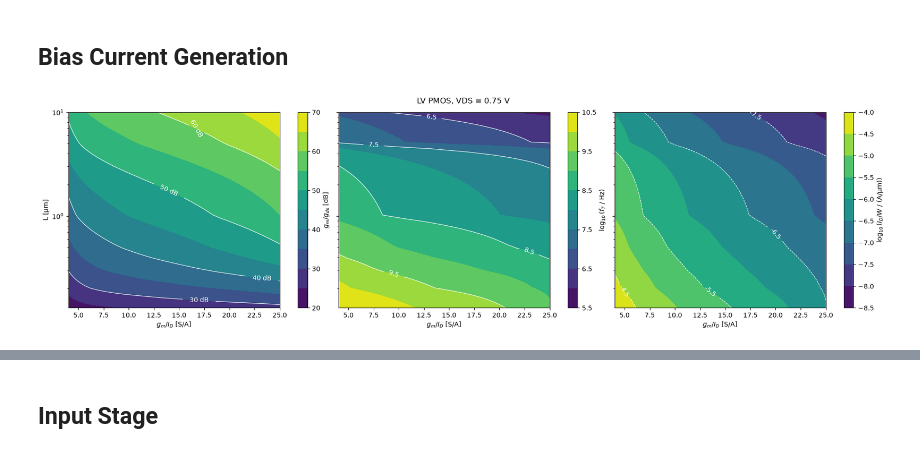
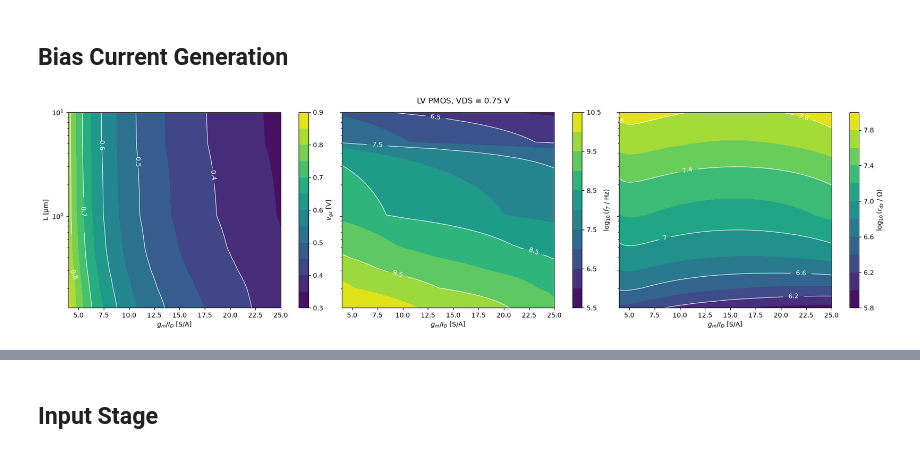
Before and after one commit to schwarzj99/kvosid_336004_ss26, a Jupyter notebook: macros/filter_cmos5l/scripts/sizing/sizing_filter.ipynb, the cells around one changed output, grey strips where cells are left out. Cells and saved outputs as stored; diff of their text form; code cells hidden in the pictures.

```diff
--- a/macros/filter_cmos5l/scripts/sizing/sizing_filter.ipynb
+++ b/macros/filter_cmos5l/scripts/sizing/sizing_filter.ipynb
@@ -548,33 +548,37 @@ plt.show()
 gm_id_diode_bias = np.linspace(4, 25, 85)       # [S/A]
 L_diode_bias = np.geomspace(0.13, 10, 60)       # [µm]
 VDS_diode_bias = 0.75                           # [V], used for the 2D plots
-
+vgs_diode_bias = np.zeros((len(gm_id_diode_bias), len(L_diode_bias)))
 # With gm/ID as input (mode 3), pygmid returns an array of shape (len(L), len(gm_id))
 gm_gds_diode_bias = lv_pmos.lookup('GM_GDS', GM_ID=gm_id_diode_bias, L=L_diode_bias, VDS=VDS_diode_bias, VSB=0) # intrinsic gain [V/V]
 gm_cgg_diode_bias = lv_pmos.lookup('GM_CGG', GM_ID=gm_id_diode_bias, L=L_diode_bias, VDS=VDS_diode_bias, VSB=0) # transit frequency [Hz]
-id_w_diode_bias = lv_pmos.lookup('ID_W', GM_ID=gm_id_diode_bias, L=L_diode_bias, VDS=VDS_diode_bias, VSB=0) # transit frequency [Hz]
-
+rds_diode_bias = gm_gds_diode_bias / (gm_id_diode_bias * id_diode_bias)
+w_diode_bias = id_diode_bias / lv_pmos.lookup('ID_W', GM_ID=gm_id_diode_bias, L=L_diode_bias, VDS=VDS_diode_bias, VSB=0) # transit frequency [Hz]
+for i, gm_id in enumerate(gm_id_diode_bias):
+    for j, L in enumerate(L_diode_bias):
+        vgs_diode_bias[i,j] = lv_pmos.lookupVGS(GM_ID=gm_id, L=L, VDS=0.75, VSB=0)
+vgs_diode_bias = vgs_diode_bias.T
 X, Y = np.meshgrid(gm_id_diode_bias, L_diode_bias)   # grid with the same shape as the tables
 # %%
 gm_gds_diode_bias_dB = 20*np.log10(gm_gds_diode_bias)
 fT_diode_bias = gm_cgg_diode_bias / (2*np.pi)          # GM_CGG ist omega_T [rad/s] -> fT [Hz]
 
 # (Daten, Colorbar-Label, Format der Linienbeschriftung)
 plots = [
-    (gm_gds_diode_bias_dB,        '$g_m/g_{ds}$ [dB]',            '%g dB'),
+    (vgs_diode_bias,        '$v_{gs}$ [V]',            '%g'),
     (np.log10(fT_diode_bias),     '$\\log_{10}(f_T$ / Hz)',       '%g'),
-    (np.log10(id_w_diode_bias),   '$\\log_{10}(I_D/W$ / (A/µm))', '%g'),
+    (np.log10(rds_diode_bias),   '$\\log_{10}(r_{ds}$ / $\\Omega$)', '%g'),
 ]
 
 fig, axs = plt.subplots(1, 3, figsize=(18, 5), sharey=True, constrained_layout=True)
 for ax, (z, label, fmt) in zip(axs, plots):
     cf = ax.contourf(X, Y, z, levels=nice_levels(z), cmap='viridis')
     fig.colorbar(cf, ax=ax, label=label)
     cs = ax.contour(X, Y, z, levels=cf.levels[::2], colors='white', linewidths=0.8)
     ax.clabel(cs, fmt=fmt)
     ax.set(xlabel='$g_m/I_D$ [S/A]', yscale='log')
 axs[0].set_ylabel('L [µm]')
 fig.suptitle(f'LV PMOS, VDS = {VDS_diode_bias} V')
 plt.show()
 # %% [output]
-[figure, old version]
+[figure, new version]
```
Also changed, not shown: parts of 4 cells of this notebook, 13 other files.
